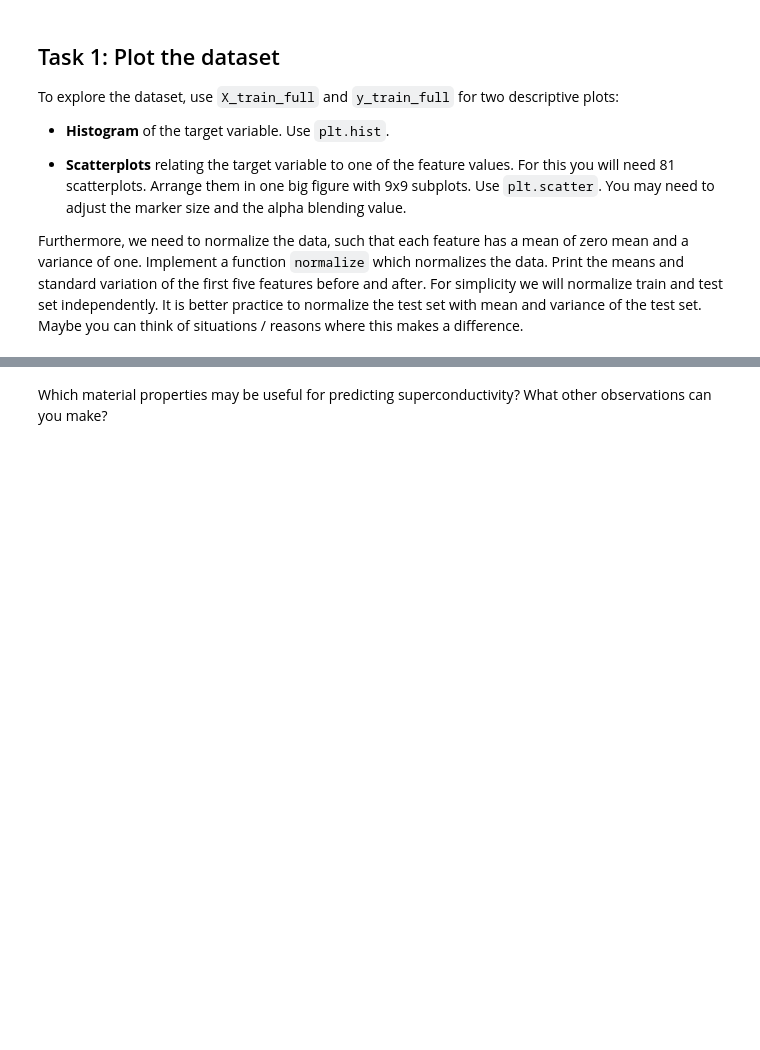
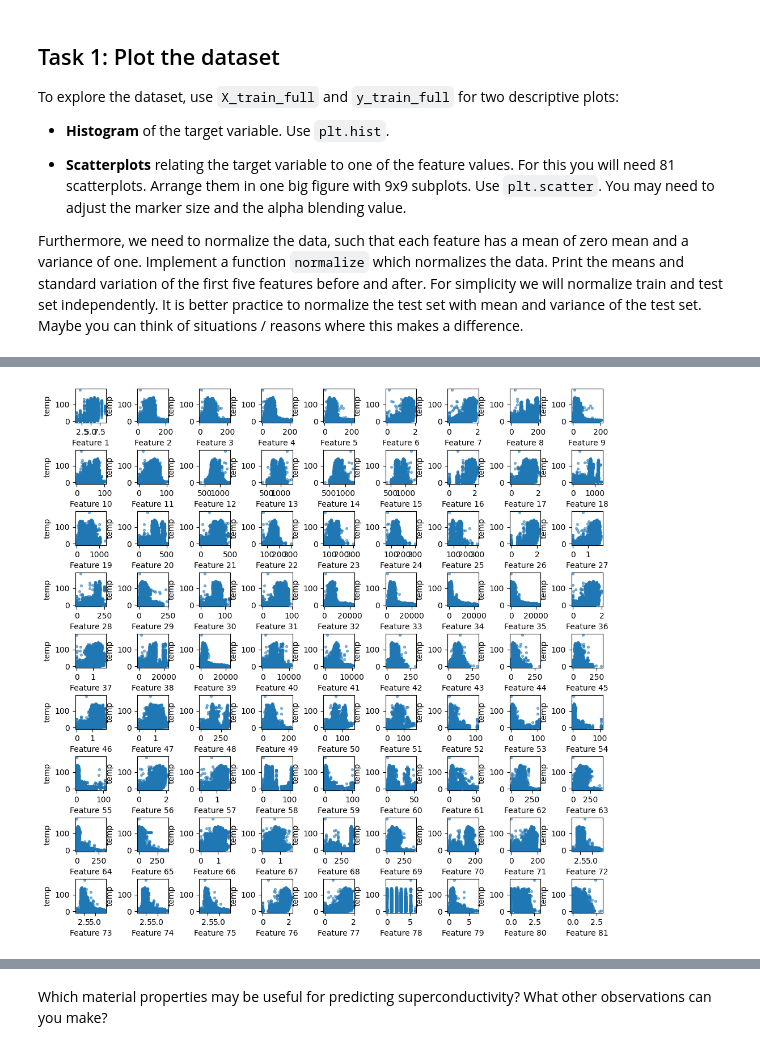
Before and after one commit to PratikHdhameliya/Machine-Learning, a Jupyter notebook: ML-Ex-1.ipynb, the cells around one changed output, grey strips where cells are left out. Saved outputs shown, nothing was run; the diff lists cells and outputs as text; code cells hidden in the pictures; blank space fills up the shorter version.

```diff
--- a/ML-Ex-1.ipynb
+++ b/ML-Ex-1.ipynb
@@ -34,6 +39,4 @@ The dataset consists of over 20.000 materials and lists their physical features.
 # %%
-import os
-
-data = pd.read_csv('/kaggle/input/superconductor-dataset/train.csv')
+data = pd.read_csv('/kaggle/input/train.csv')
 print(data.shape)
 # %% [output]
@@ -88,19 +112,25 @@ plt.ylabel('frequency of each band')
 # %%
 # Scatter plots of the target variable vs. features
 
-fig, axes = plt.subplots(9,9, figsize = (14,14))
+fig, axes = plt.subplots(9,9, figsize = (12,12))
 axes = axes.flatten()
 
 
 for i,ax in enumerate(axes):
     x = X_train_full[:,i]
     y = y_train_full
-    ax.scatter(x,y, alpha= 0.5, s= 20)
-    ax.set_title(f'Feature {i+1}')
+    ax.scatter(x,y, alpha= 0.5, s= 8)
+    #ax.set_title(f'Feature {i+1}')
 
     # Set the x and y axis labels
     ax.set_xlabel(f'Feature {i+1}')
     ax.set_ylabel('temp')
+
+plt.subplots_adjust(wspace=1, hspace=0.8)
+
+plt.show()
+# %% [output]
+[figure, added]
 # %%
 # Normalize
 import math
```
Also changed, not shown: parts of 31 cells of this notebook, 1 other file.
